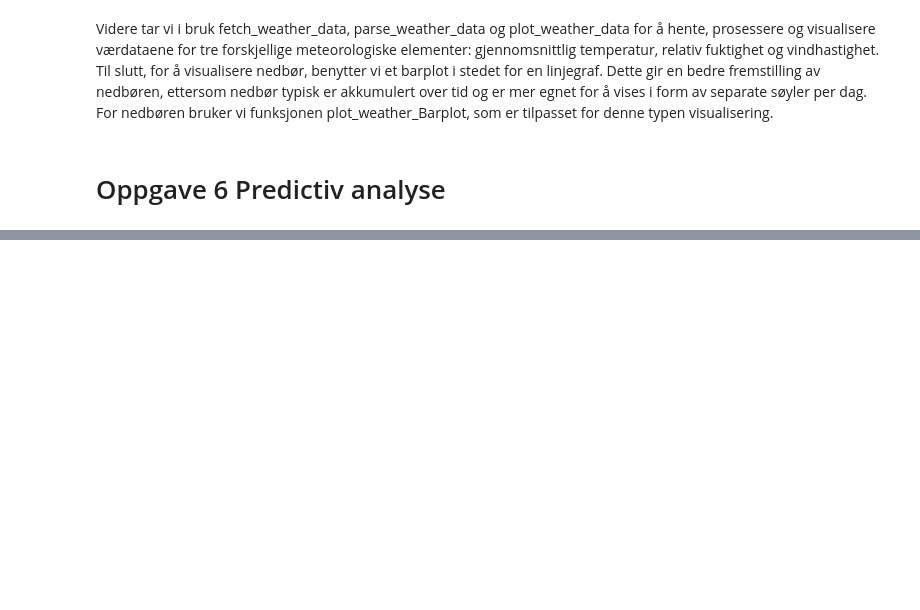
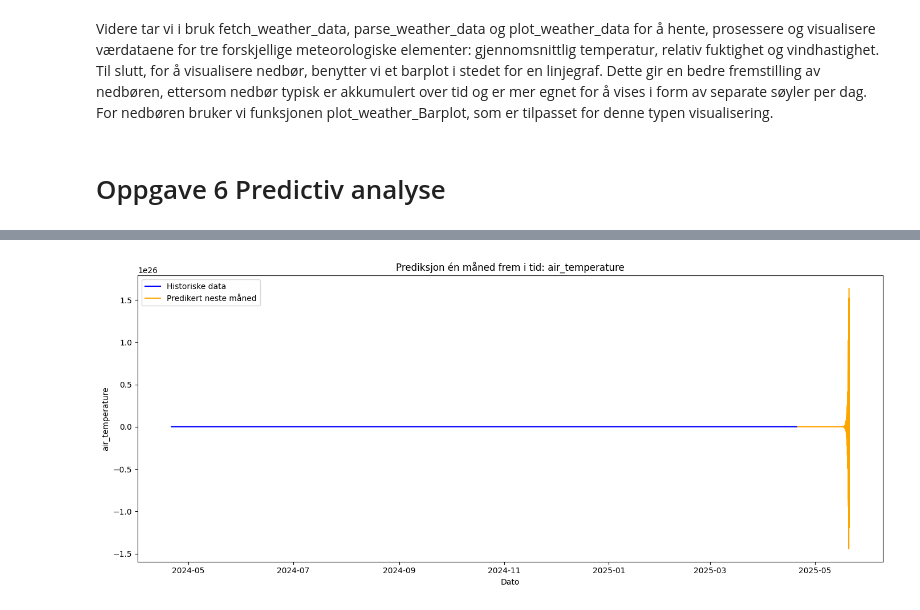
Before and after one commit to nhstorbe/Prosjekt-Anvendt-, a Jupyter notebook: src/Mappe 2/FrostAPI.ipynb, the cells around one changed output, grey strips where cells are left out. Drawn from its saved outputs; the diff is of its cells as text; code cells hidden in the pictures; blank space fills up the shorter version.

```diff
--- a/src/Mappe 2/FrostAPI.ipynb
+++ b/src/Mappe 2/FrostAPI.ipynb
@@ -235,0 +384,77 @@ plot_weather_Barplot(df, element_name, "Oslo - Blindern", start_date, end_date,
+# %%
+def linear_regression(df, target_column, feature_lag_hours, forecast_hours):
+    """
+    Tren en lineær regresjonsmodell og bruk den til å predikere fremtidige verdier.
+    """
+    df = df.copy()
+
+    # --- Rens og forbered data ---
+    df["date"] = pd.to_datetime(df["date"])
+    df = df.sort_values("date")  # Viktig for tidsserier
+
+    if target_column not in df.columns:
+        print(f"Kolonnen '{target_column}' finnes ikke.")
+        return
+
+    df = df[["date", target_column]].dropna()
+    df[target_column] = pd.to_numeric(df[target_column], errors="coerce")
+    df = df.dropna()
+
+    for i in range(1, feature_lag_hours + 1):
+        df[f"lag_{i}"] = df[target_column].shift(i)
+
+    df.dropna(inplace=True)
+
+    # Split features og target
+    feature_cols = [f"lag_{i}" for i in range(1, feature_lag_hours + 1)]
+    X = df[feature_cols]
+    y = df[target_column]
+
+    X_train, X_test, y_train, y_test = train_test_split(X, y, test_size=0.2, shuffle=False)
+
+    model = LinearRegression()
+    model.fit(X_train, y_train)
+    y_pred = model.predict(X_test)
+
+    # Evaluering
+    print("Evaluering på testdata:")
+    print(f"MAE: {mean_absolute_error(y_test, y_pred):.2f}")
+    print(f"MSE: {mean_squared_error(y_test, y_pred):.2f}")
+    print(f"R²: {r2_score(y_test, y_pred):.2f}")
+
+    #Fremtidig prediksjon
+    future_preds = []
+    last_known = df.iloc[-feature_lag_hours:][target_column].tolist()
+
+    for _ in range(forecast_hours):
+        input_features = pd.DataFrame([last_known[-feature_lag_hours:]], columns=feature_cols)
+        pred = model.predict(input_features)[0]
+        future_preds.append(pred)
+        last_known.append(pred)
+
+    # Lag fremtidige datoer
+    last_date = df["date"].max()
+    future_dates = pd.date_range(start=last_date + pd.Timedelta(hours=1), periods=forecast_hours, freq="h")  # Bruk 'h'
+
+    # Plot
+    plt.figure(figsize=(14, 6))
+    plt.plot(df["date"], df[target_column], label="Historiske data", color="blue")
+    plt.plot(future_dates, future_preds, label="Predikert neste måned", color="orange")
+    plt.title(f"Prediksjon én måned frem i tid: {target_column}")
+    plt.xlabel("Dato")
+    plt.ylabel(target_column)
+    plt.legend()
+    plt.tight_layout()
+    plt.show()
+
+    return model, pd.DataFrame({"date": future_dates, f"forecast_{target_column}": future_preds})
+
+
+
+# Temperatur
+linear_regression(df, target_column="air_temperature", feature_lag_hours=5, forecast_hours=24*30)
+# Fuktighet
+#linear_regression(df, target_column="relative_humidity", feature_lag_days=3)
+# Vind
+#linear_regression(df, target_column="wind_speed", feature_lag_days=4)
+# %% [output]
@@ -235,0 +465 @@ plot_weather_Barplot(df, element_name, "Oslo - Blindern", start_date, end_date,
+[figure, added]
```
Also changed, not shown: parts of 8 cells of this notebook.
